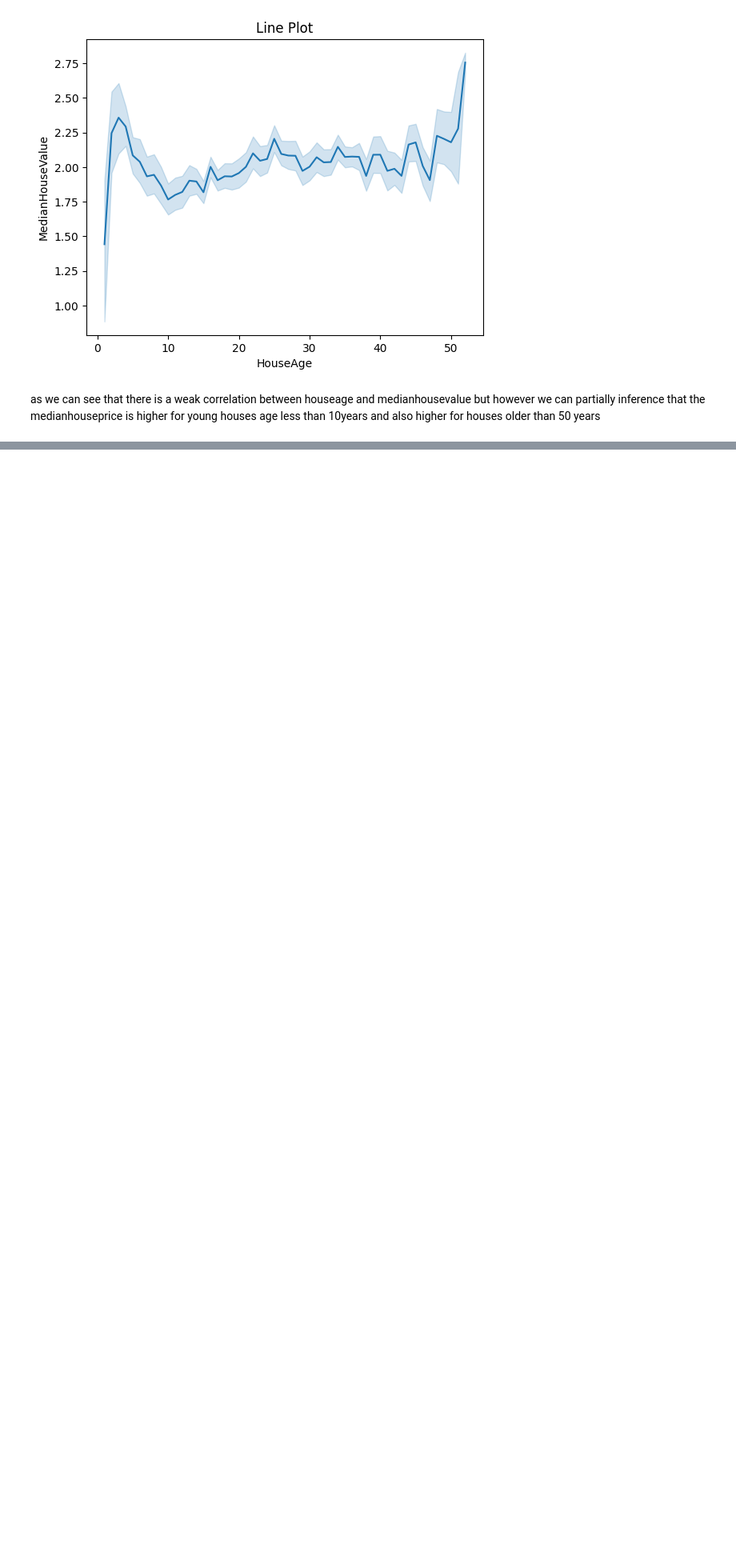
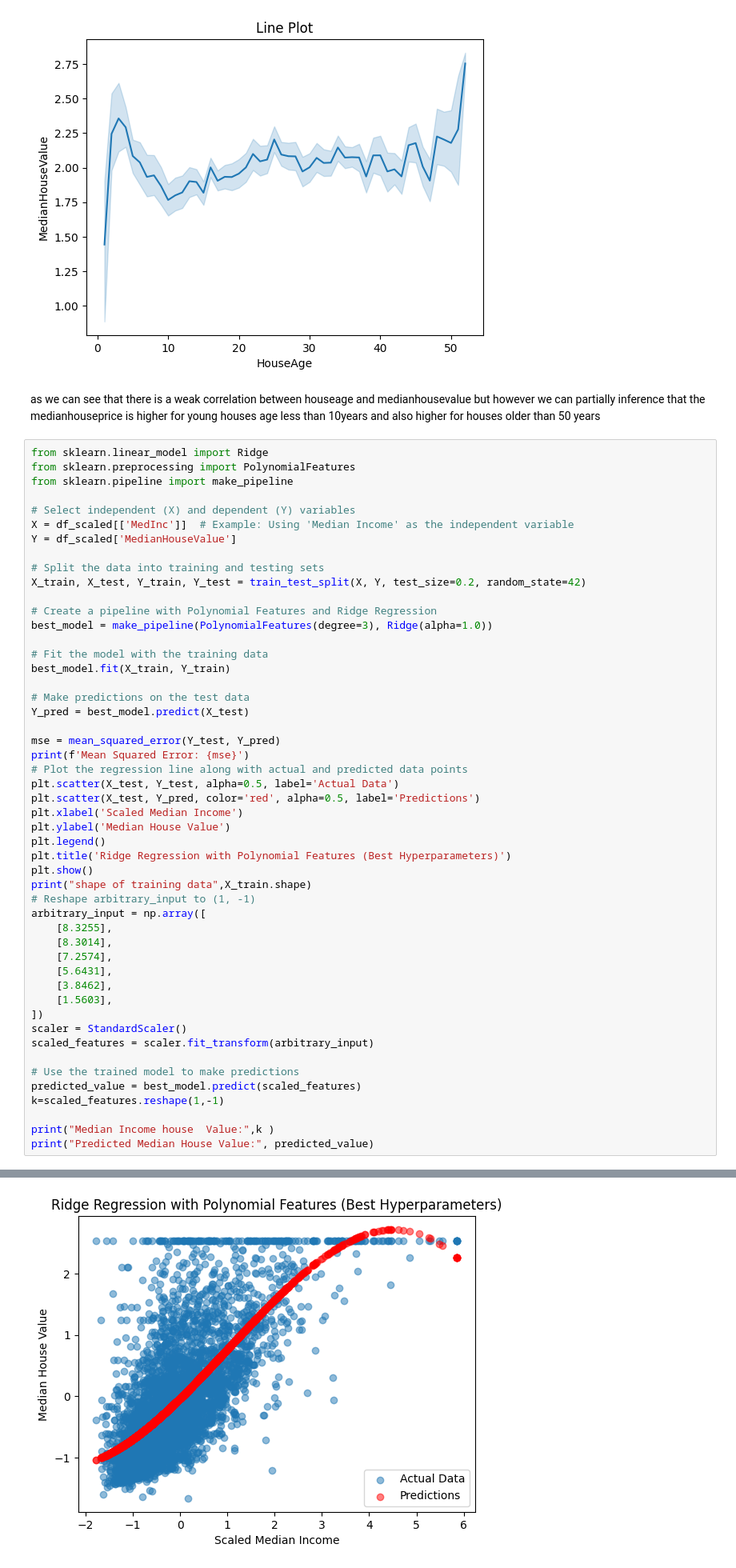
Before and after one commit to dheeraj16-coder/mi-model-and-data-visualization, a Jupyter notebook: california housing dataset visualization and regression.ipynb, the cells around one changed output, grey strips where cells are left out. Shown at 80% size. Cells and saved outputs as stored; diff of their text form; blank space fills up the shorter version.

```diff
--- a/california housing dataset visualization and regression.ipynb
+++ b/california housing dataset visualization and regression.ipynb
@@ -166,3 +168,54 @@ plt.show()
 [figure]
 # %% [markdown]
 as we can see that there is a weak correlation between houseage and medianhousevalue but however we can partially inference that the medianhouseprice is higher for young houses age less than 10years and also higher for houses older than 50 years
+# %%
+from sklearn.linear_model import Ridge
+from sklearn.preprocessing import PolynomialFeatures
+from sklearn.pipeline import make_pipeline
+
+# Select independent (X) and dependent (Y) variables
+X = df_scaled[['MedInc']]  # Example: Using 'Median Income' as the independent variable
+Y = df_scaled['MedianHouseValue']
+
+# Split the data into training and testing sets
+X_train, X_test, Y_train, Y_test = train_test_split(X, Y, test_size=0.2, random_state=42)
+
+# Create a pipeline with Polynomial Features and Ridge Regression
+best_model = make_pipeline(PolynomialFeatures(degree=3), Ridge(alpha=1.0))
+
+# Fit the model with the training data
+best_model.fit(X_train, Y_train)
+
+# Make predictions on the test data
+Y_pred = best_model.predict(X_test)
+
+mse = mean_squared_error(Y_test, Y_pred)
+print(f'Mean Squared Error: {mse}')
+# Plot the regression line along with actual and predicted data points
+plt.scatter(X_test, Y_test, alpha=0.5, label='Actual Data')
+plt.scatter(X_test, Y_pred, color='red', alpha=0.5, label='Predictions')
+plt.xlabel('Scaled Median Income')
+plt.ylabel('Median House Value')
+plt.legend()
+plt.title('Ridge Regression with Polynomial Features (Best Hyperparameters)')
+plt.show()
+print("shape of training data",X_train.shape)
+# Reshape arbitrary_input to (1, -1)
+arbitrary_input = np.array([
+    [8.3255],
+    [8.3014],
+    [7.2574],
+    [5.6431],
+    [3.8462],
+    [1.5603],
+])
+scaler = StandardScaler()
+scaled_features = scaler.fit_transform(arbitrary_input)
+
+# Use the trained model to make predictions
+predicted_value = best_model.predict(scaled_features)
+k=scaled_features.reshape(1,-1)
+
+print("Median Income house  Value:",k )
+print("Predicted Median House Value:", predicted_value)
+# %% [output]
@@ -168,0 +223 @@ as we can see that there is a weak correlation between houseage and medianhousev
+[figure, added]
```
Also changed, not shown: parts of 3 cells of this notebook.
